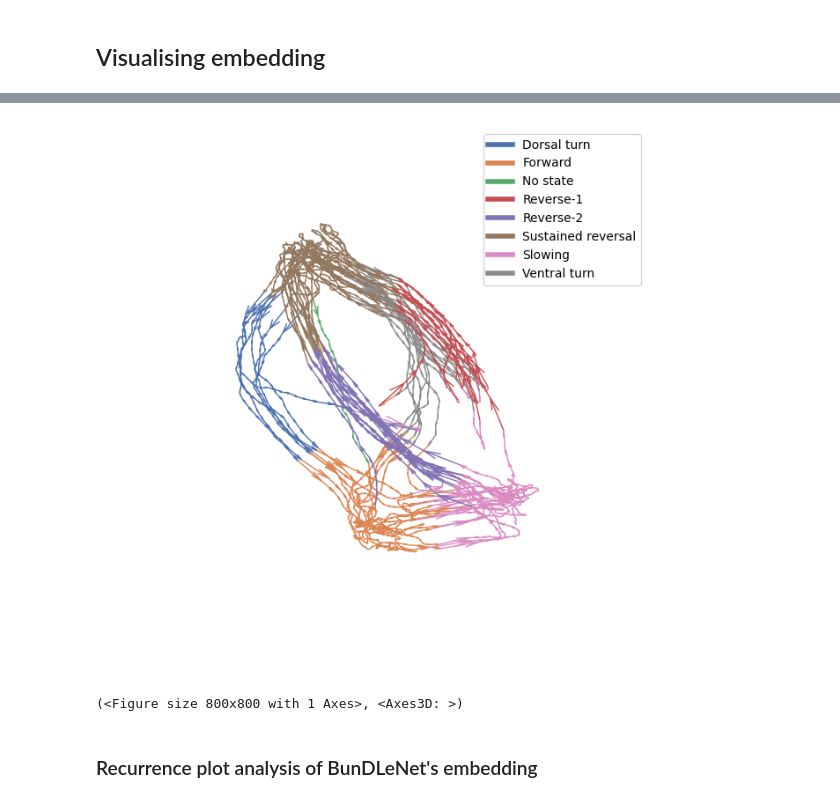
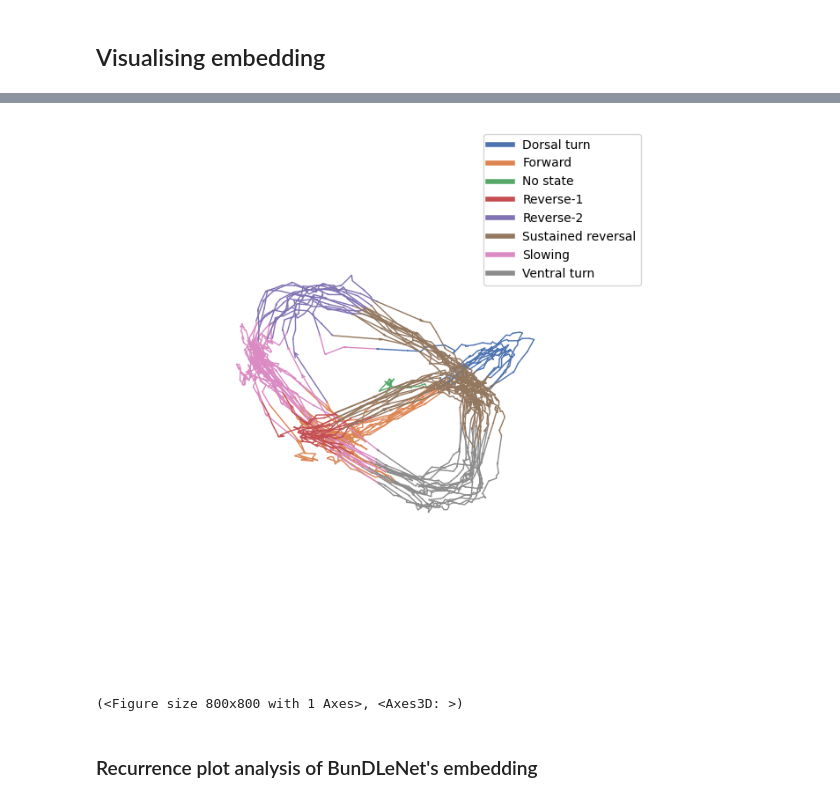
Before and after one commit to neuroinformatics-uni-vienna/NC-MCM, a Jupyter notebook: demos/bundlenet_on_discrete_behaviour.ipynb, the cells around one changed output, grey strips where cells are left out. Cells and saved outputs as stored; diff of their text form; code cells hidden in the pictures.

```diff
--- a/demos/bundlenet_on_discrete_behaviour.ipynb
+++ b/demos/bundlenet_on_discrete_behaviour.ipynb
@@ -42,7 +42,7 @@ plotting_neuronal_behavioural(x, b, b_names=data.behaviour_names)
 ## Preprocess data and embed with BunDLe-Net
 # %%
 # Prepare data for BunDLe Net
-x_, b_ = prep_data(x, b, win=15)
+x_, b_ = prep_data(x, b, win=1)
 
 # Deploy BunDLe Net
 model = BunDLeNet(latent_dim=3, num_behaviour=len(data.behaviour_names), input_shape=x_.shape)
@@ -53,7 +53,7 @@ loss_array, _ = train_model(
     b_type='discrete',
     gamma=0.9,
     learning_rate=0.001,
-    n_epochs=1000
+    n_epochs=500
 )
 # %% [markdown]
 
@@ -90,9 +90,9 @@ vis.plot_phase_space()
 # %%
 ### Run to produce rotating 3-D plot
 %matplotlib inline
-vis.rotating_plot(filename='figures/rotation_' + algorithm + '_worm_' + str(worm_num) + '.gif')
+vis.rotating_plot(filename=f'../figures/rotation_{algorithm}_worm_{worm_num}.gif')
 # %% [output]
-[figure, old version]
+[figure, new version]
 (<Figure size 800x800 with 1 Axes>, <Axes3D: >)
 # %% [markdown]
 ### Recurrence plot analysis of BunDLeNet's embedding
```
Also changed, not shown: parts of 7 cells of this notebook, 6 other files.
